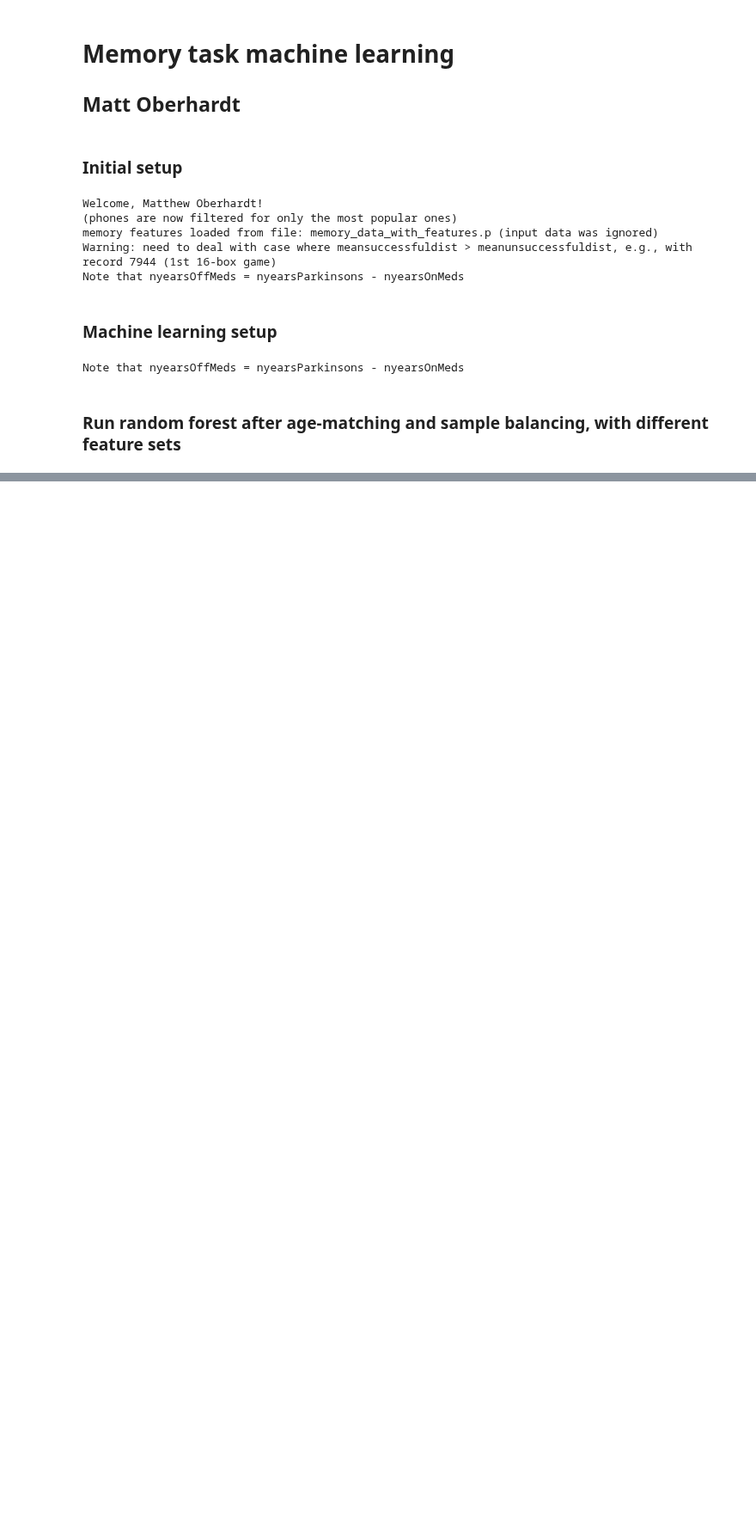
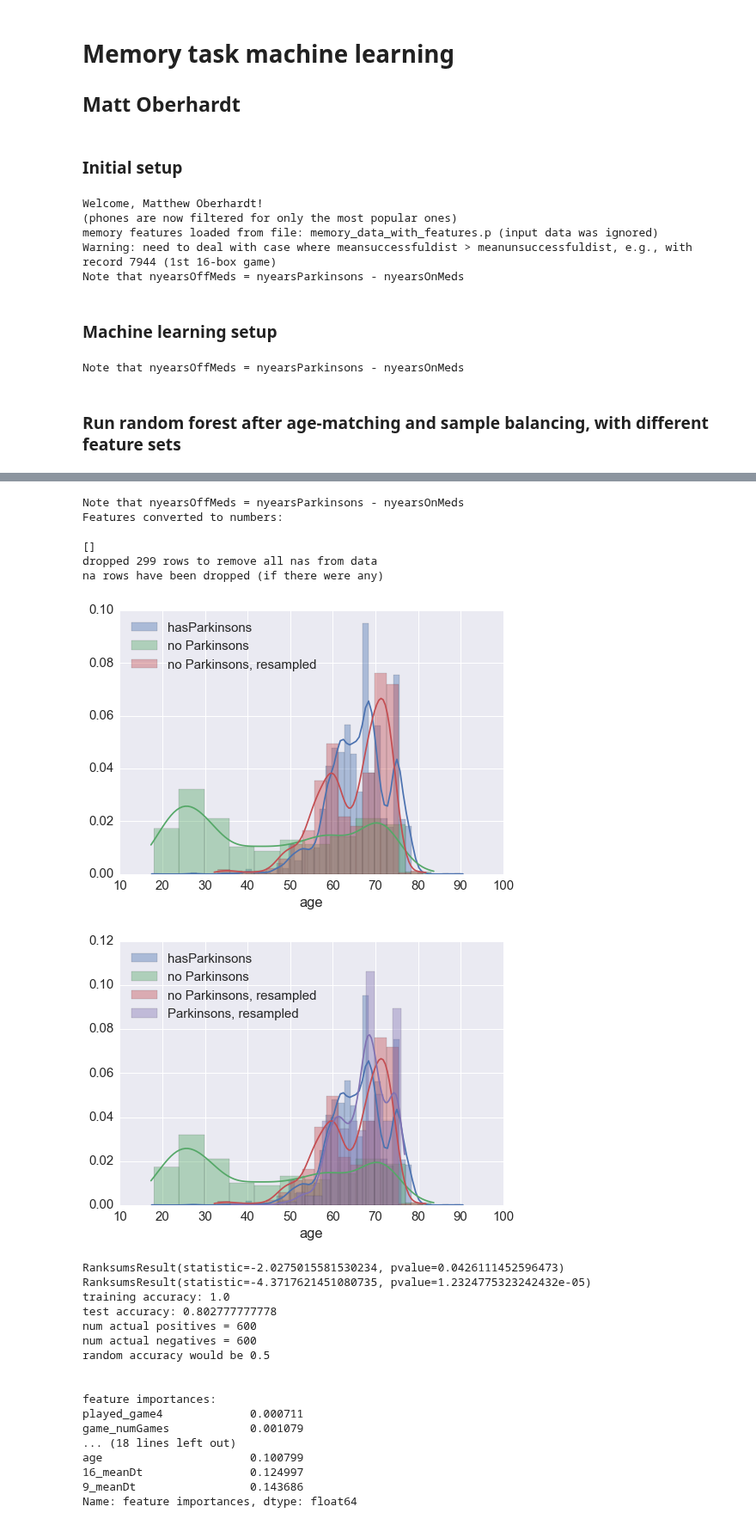
Before and after one commit to mattoby/mpower_memory, a Jupyter notebook: Memory_data_ML.ipynb, the cells around one changed output, grey strips where cells are left out. Shown at 86% size. Saved outputs shown, nothing was run; the diff lists cells and outputs as text; code cells hidden in the pictures; blank space fills up the shorter version.

```diff
--- a/Memory_data_ML.ipynb
+++ b/Memory_data_ML.ipynb
@@ -116,0 +112,33 @@ Name: feature importances, dtype: float64
+# %%
+# Run with in-game features and age
+fcats = mt.define_feature_categories()
+features = fcats['game'] + ['hasParkinsons'] + ['age']
+MLexcludecols = []
+labelcol = 'hasParkinsons'
+outs = mt.build_ML_model_age_corrected_and_samplebalanced(data, features, labelcol, toPlot=True, toPrint=True, MLexcludecols=MLexcludecols)
+# %% [output]
+Note that nyearsOffMeds = nyearsParkinsons - nyearsOnMeds
+Features converted to numbers:
+
+[]
+dropped 299 rows to remove all nas from data
+na rows have been dropped (if there were any)
+[figure, added]
+[figure, added]
+RanksumsResult(statistic=-2.0275015581530234, pvalue=0.0426111452596473)
+RanksumsResult(statistic=-4.3717621451080735, pvalue=1.2324775323242432e-05)
+training accuracy: 1.0
+test accuracy: 0.802777777778
+num actual positives = 600
+num actual negatives = 600
+random accuracy would be 0.5
+
+
+feature importances:
+played_game4             0.000711
+game_numGames            0.001079
+... (18 lines left out)
+age                      0.100799
+16_meanDt                0.124997
+9_meanDt                 0.143686
+Name: feature importances, dtype: float64
```
Also changed, not shown: parts of 17 cells of this notebook, 1 other file.
